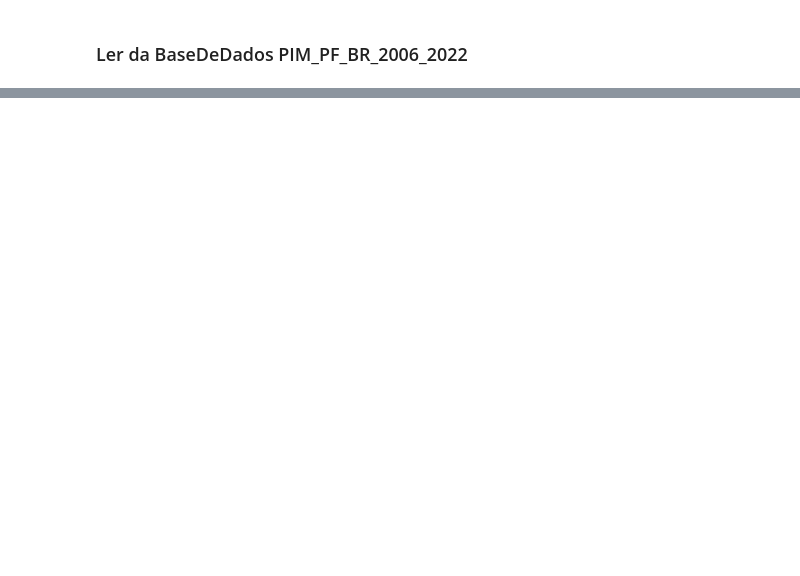
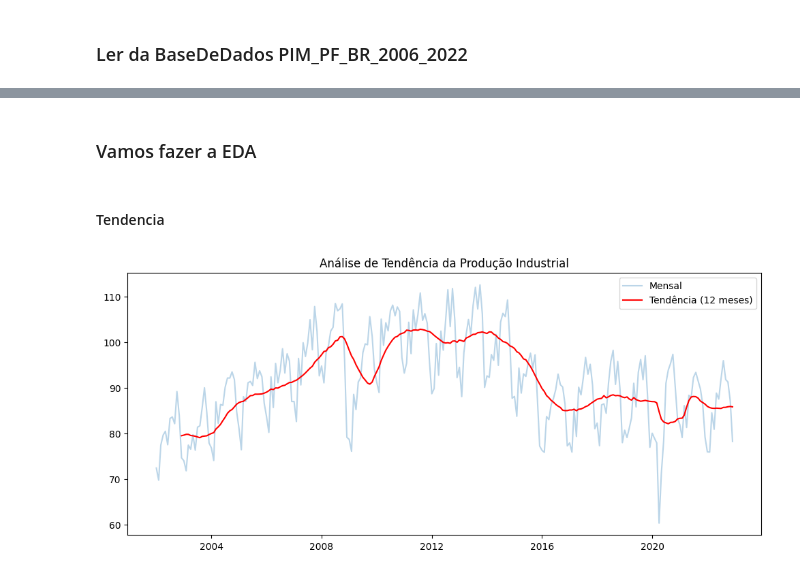
Before and after one commit to MarianaMayumeCaniza/PROJETOAPLICADO4_2026.01, a Jupyter notebook: Desenvolvimento/DesenvolvimentodoProjeto.ipynb, the cells around one changed output, grey strips where cells are left out. Drawn from its saved outputs; the diff is of its cells as text; code cells hidden in the pictures; blank space fills up the shorter version.

```diff
--- a/Desenvolvimento/DesenvolvimentodoProjeto.ipynb
+++ b/Desenvolvimento/DesenvolvimentodoProjeto.ipynb
@@ -13,0 +205,16 @@ FileNotFoundError: [Errno 2] No such file or directory: '\\BaseDeDados\\PIM_PF_B
+# %% [markdown]
+### Vamos fazer a EDA
+# %% [markdown]
+#### Tendencia
+# %%
+# Média móvel de 12 meses (uma janela de 1 ano)
+df_final['media_movel'] = df_final['indice'].rolling(window=12).mean()
+
+plt.figure(figsize=(12,5))
+plt.plot(df_final.index, df_final['indice'], alpha=0.3, label='Mensal')
+plt.plot(df_final.index, df_final['media_movel'], color='red', label='Tendência (12 meses)')
+plt.title('Análise de Tendência da Produção Industrial')
+plt.legend()
+plt.show()
+# %% [output]
+[figure, added]
```
Also changed, not shown: parts of 7 cells of this notebook.
